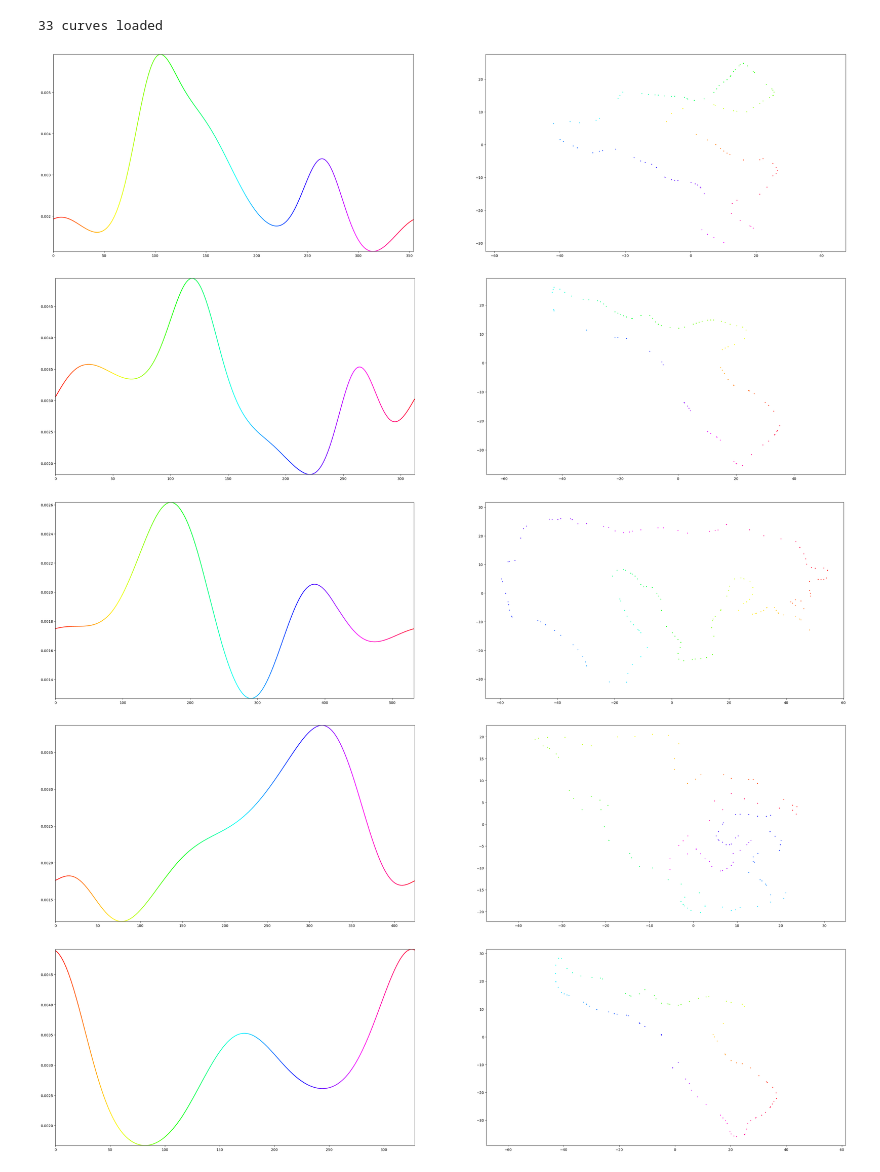
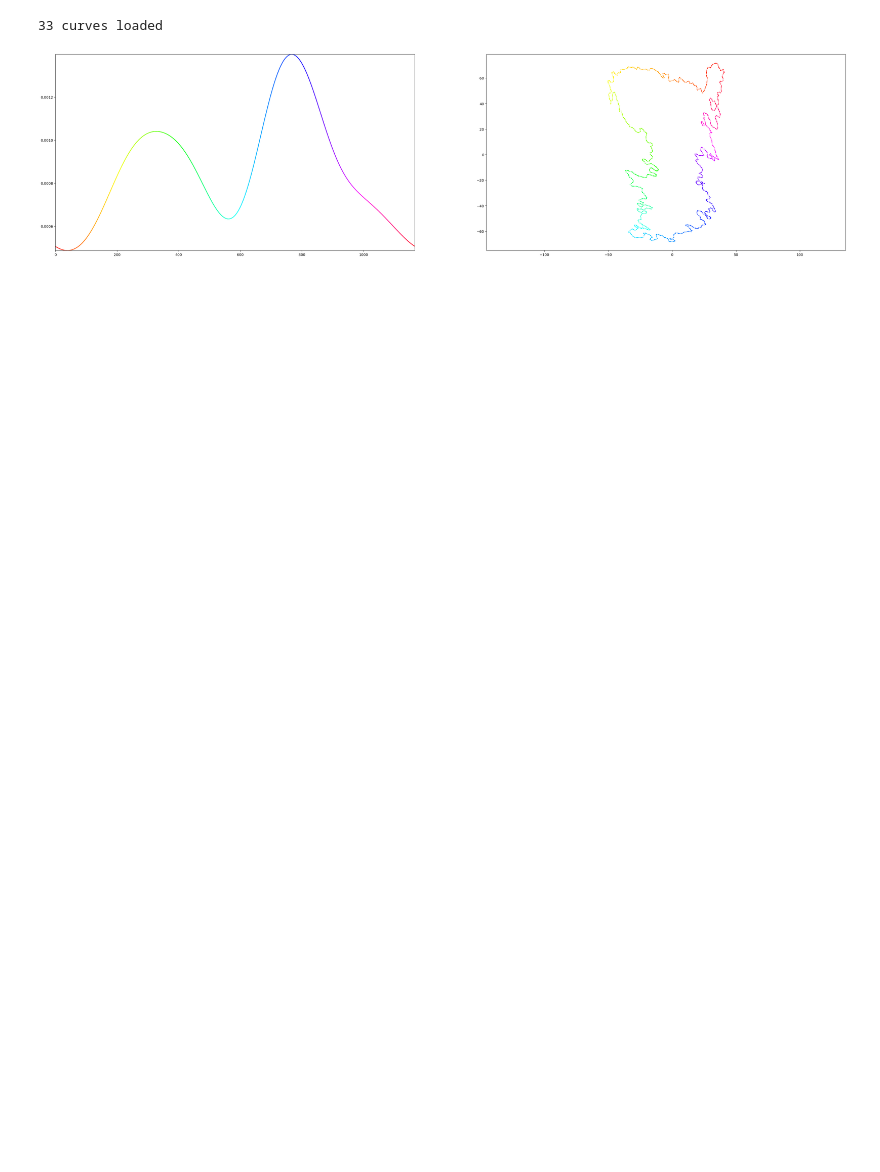
Before and after one commit to royvelich/deep-signature, a Jupyter notebook: applets/notebooks/plot_planar_curves.ipynb, the cells around one changed output. Drawn from its saved outputs; the diff is of its cells as text; code cells hidden in the pictures; blank space fills up the shorter version.

```diff
--- a/applets/notebooks/plot_planar_curves.ipynb
+++ b/applets/notebooks/plot_planar_curves.ipynb
@@ -23,18 +23,14 @@ print(f'{planar_curves_manager.planar_curves_count} curves loaded')
 # %% [output]
 33 curves loaded
 # %%
-sampling_ratio = 0.3
-for planar_curve in planar_curves_manager.planar_curves[:10]:
+sampling_ratio = 1
+for planar_curve in planar_curves_manager.planar_curves[:1]:
     fig, axes = matplotlib.pyplot.subplots(nrows=1, ncols=2, figsize=(40, 10))
     discrete_distribution = discrete_distributions.MultimodalGaussianDiscreteDistribution(bins_count=planar_curve.points_count, multimodality=10)
     # discrete_distribution = discrete_distributions.UniformDiscreteDistribution(bins_count=planar_curve.points_count)
     discrete_distribution.plot_dist(ax=axes[0])
     sampled_planar_curve = planar_curve.sample_curve(sampling_ratio=sampling_ratio, discrete_distribution=discrete_distribution)
     sampled_planar_curve.plot_scattered_curve(ax=axes[1], cmap='hsv')
     matplotlib.pyplot.show()
 # %% [output]
-[figure, old version]
+[figure, new version]
-[figure, removed]
-[figure, removed]
-[figure, removed]
-[figure, removed]
```
Also changed, not shown: parts of 3 cells of this notebook, 3 other files.
